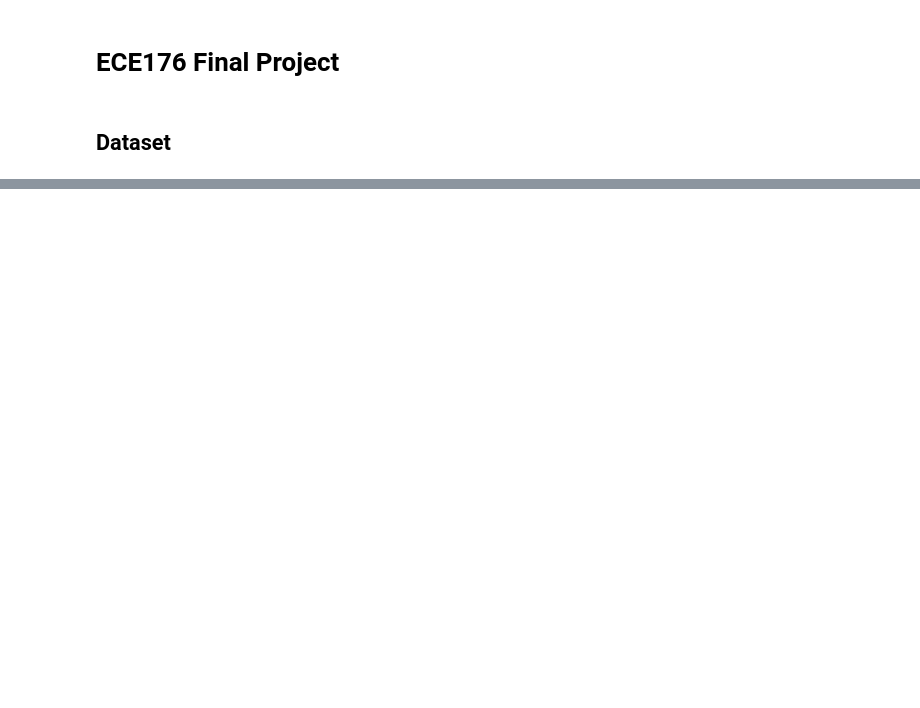
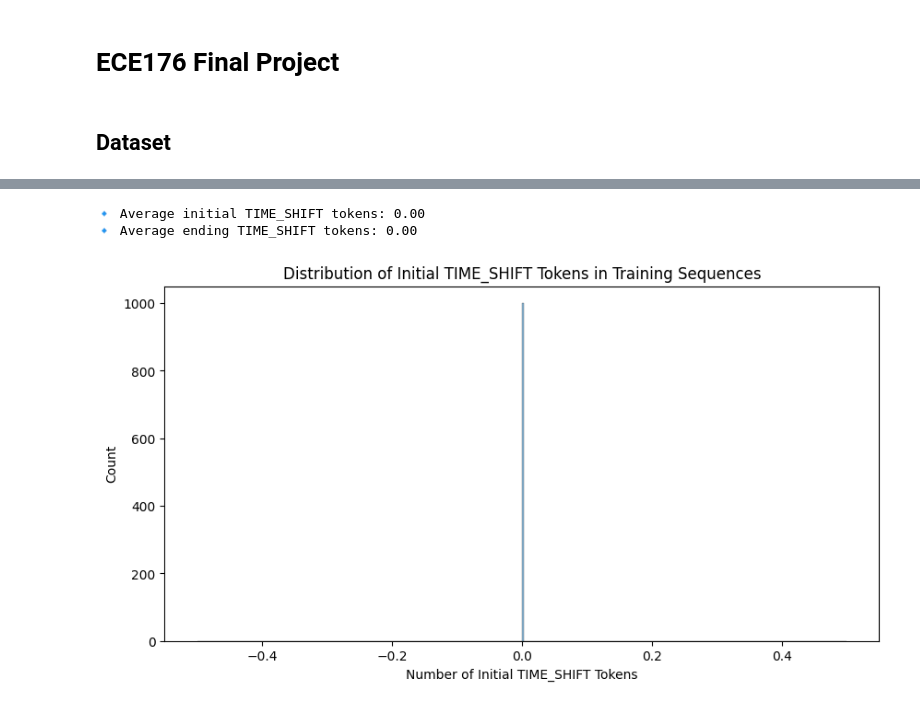
Before and after one commit to jey013ucsd/MusicTransformer, a Jupyter notebook: data_visualization.ipynb, the cells around one changed output, grey strips where cells are left out. Cells and saved outputs as stored; diff of their text form; code cells hidden in the pictures; blank space fills up the shorter version.

```diff
--- a/data_visualization.ipynb
+++ b/data_visualization.ipynb
@@ -500,0 +284,44 @@ NOTE_OFF_35: 144214
+# %%
+def count_initial_time_shifts(sequences, id_to_token):
+    time_shift_counts = []
+    for seq in sequences:
+        count = 0
+        for token_id in seq:
+            token = id_to_token.get(token_id, "")
+            if token.startswith("TIME_SHIFT_"):
+                count += 1
+            else:
+                break  # Stop counting once a non-time-shift token is encountered
+        time_shift_counts.append(count)
+    return time_shift_counts
+
+def count_ending_time_shifts(sequences, id_to_token):
+    time_shift_counts = []
+    for seq in sequences:
+        count = 0
+        for token_id in reversed(seq):  # Iterate from the end
+            token = id_to_token.get(token_id, "")
+            if token.startswith("TIME_SHIFT_"):
+                count += 1
+            else:
+                break  # Stop counting once a non-time-shift token is encountered
+        time_shift_counts.append(count)
+    return time_shift_counts
+
+initial_time_shifts = count_initial_time_shifts(train_sequences, id_to_token)
+print(f"🔹 Average initial TIME_SHIFT tokens: {np.mean(initial_time_shifts):.2f}")
+
+ending_time_shifts = count_ending_time_shifts(train_sequences, id_to_token)
+print(f"🔹 Average ending TIME_SHIFT tokens: {np.mean(ending_time_shifts):.2f}")
+
+
+plt.figure(figsize=(10, 5))
+sns.histplot(initial_time_shifts, bins=300, kde=True)
+plt.xlabel("Number of Initial TIME_SHIFT Tokens")
+plt.ylabel("Count")
+plt.title("Distribution of Initial TIME_SHIFT Tokens in Training Sequences")
+plt.show()
+# %% [output]
+🔹 Average initial TIME_SHIFT tokens: 0.00
+🔹 Average ending TIME_SHIFT tokens: 0.00
+[figure, added]
```
Also changed, not shown: parts of 13 cells of this notebook, 4 other files.
